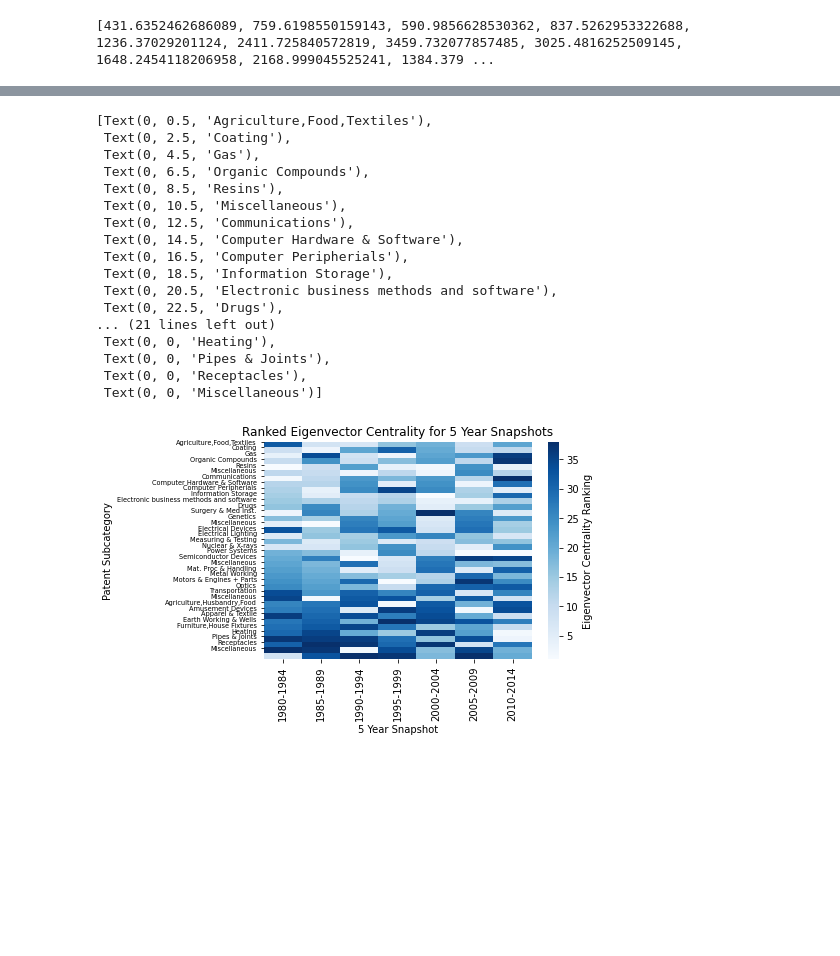
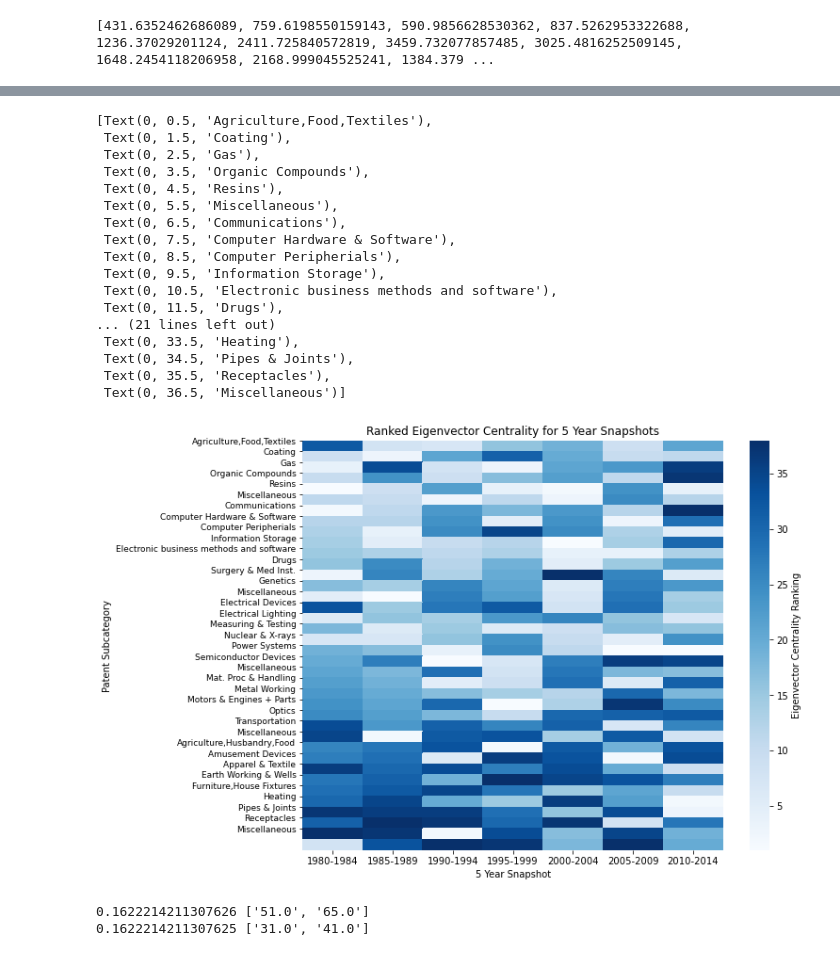
Before and after one commit to yniu87/PatentNetwork, a Jupyter notebook: networkx centralities.ipynb, the cells around one changed output, grey strips where cells are left out. Drawn from its saved outputs; the diff is of its cells as text; code cells hidden in the pictures; blank space fills up the shorter version.

```diff
--- a/networkx centralities.ipynb
+++ b/networkx centralities.ipynb
@@ -173,31 +177,43 @@ evc_plot.set_yticklabels(subcategories.title,
 # %%
+figure(figsize=(10, 8))
 ranked = new[['ranked_evc1980', 'ranked_evc1985','ranked_evc1990','ranked_evc1995','ranked_evc2000','ranked_evc2005','ranked_evc2010']].copy()
 ranked_evc_plot = sns.heatmap(ranked,
                               xticklabels=['1980-1984','1985-1989','1990-1994','1995-1999','2000-2004','2005-2009','2010-2014'],
                               cmap="Blues",
                               cbar_kws={'label': 'Eigenvector Centrality Ranking'})
 ranked_evc_plot.set(title='Ranked Eigenvector Centrality for 5 Year Snapshots',
                     xlabel="5 Year Snapshot",
                     ylabel = "Patent Subcategory")
 ranked_evc_plot.set_yticks(range(0,37))
 ranked_evc_plot.set_yticklabels(subcategories.title,
-                                size = 6.6)
+                                size = 9)
 # %% [output]
 [Text(0, 0.5, 'Agriculture,Food,Textiles'),
- Text(0, 2.5, 'Coating'),
- Text(0, 4.5, 'Gas'),
- Text(0, 6.5, 'Organic Compounds'),
- Text(0, 8.5, 'Resins'),
- Text(0, 10.5, 'Miscellaneous'),
- Text(0, 12.5, 'Communications'),
- Text(0, 14.5, 'Computer Hardware & Software'),
- Text(0, 16.5, 'Computer Peripherials'),
- Text(0, 18.5, 'Information Storage'),
- Text(0, 20.5, 'Electronic business methods and software'),
- Text(0, 22.5, 'Drugs'),
+ Text(0, 1.5, 'Coating'),
+ Text(0, 2.5, 'Gas'),
+ Text(0, 3.5, 'Organic Compounds'),
+ Text(0, 4.5, 'Resins'),
+ Text(0, 5.5, 'Miscellaneous'),
+ Text(0, 6.5, 'Communications'),
+ Text(0, 7.5, 'Computer Hardware & Software'),
+ Text(0, 8.5, 'Computer Peripherials'),
+ Text(0, 9.5, 'Information Storage'),
+ Text(0, 10.5, 'Electronic business methods and software'),
+ Text(0, 11.5, 'Drugs'),
 ... (21 lines left out)
- Text(0, 0, 'Heating'),
- Text(0, 0, 'Pipes & Joints'),
- Text(0, 0, 'Receptacles'),
- Text(0, 0, 'Miscellaneous')]
+ Text(0, 33.5, 'Heating'),
+ Text(0, 34.5, 'Pipes & Joints'),
+ Text(0, 35.5, 'Receptacles'),
+ Text(0, 36.5, 'Miscellaneous')]
-[figure, old version]
+[figure, new version]
+# %%
+#Maximum and minimum evc values
+max_value = max(evc.values())
+max_keys = [k for k, v in evc.items() if v == max_value]
+print(max_value, max_keys)
+min_value = min(evc.values())
+min_keys = [k for k, v in evc.items() if v == min_value]
+print(min_value, min_keys)
+# %% [output]
+0.1622214211307626 ['51.0', '65.0']
+0.1622214211307625 ['31.0', '41.0']
```
Also changed, not shown: parts of 2 cells of this notebook, 1 other file.
